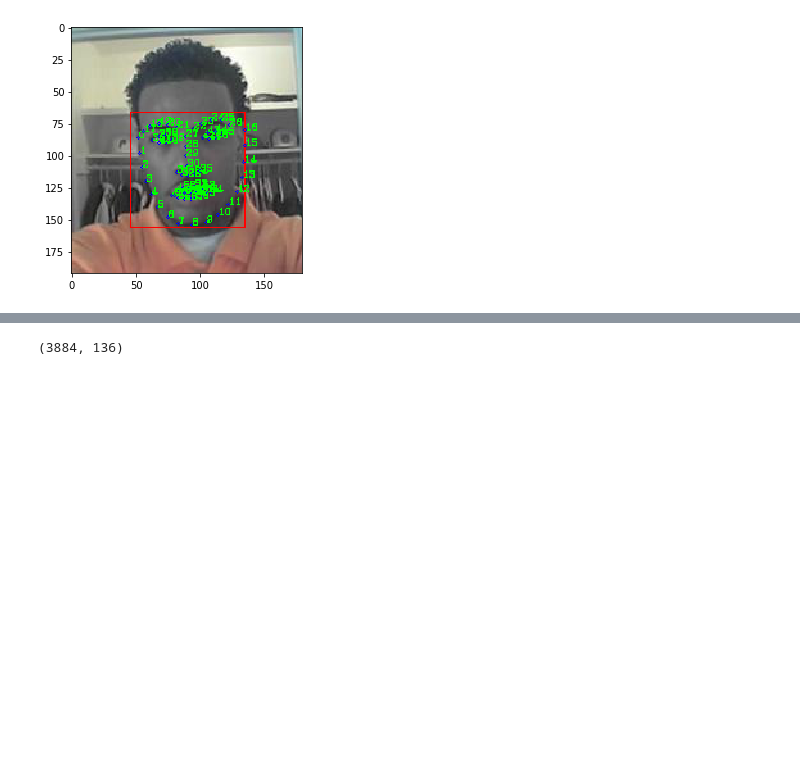
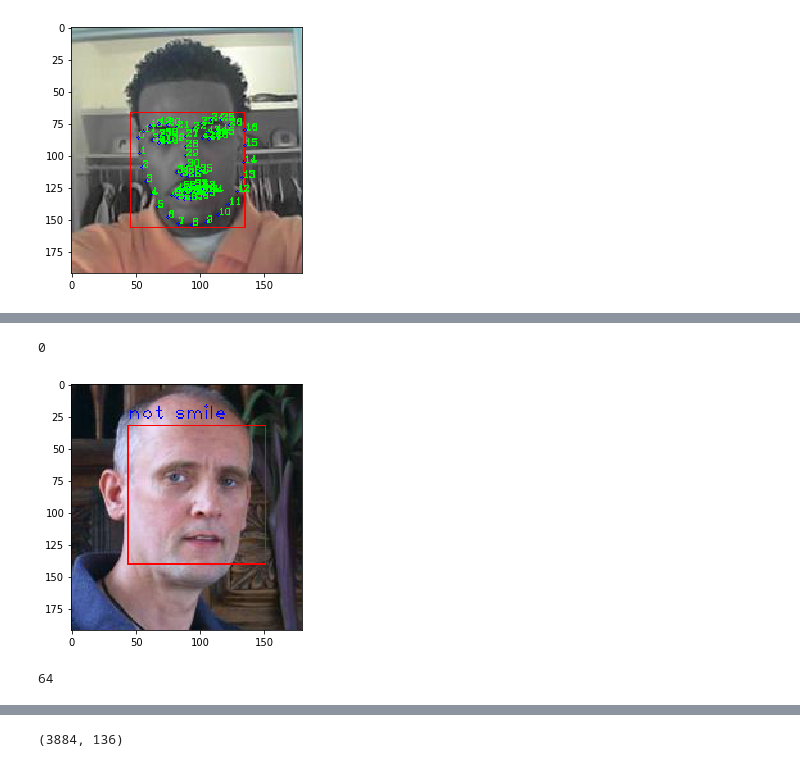
Before and after one commit to cchencool/face_smile_recognization, a Jupyter notebook: 01_code/base_classifications/smile_regconision_68_points.ipynb, the cells around one changed output, grey strips where cells are left out. Drawn from its saved outputs; the diff is of its cells as text; code cells hidden in the pictures; blank space fills up the shorter version.

```diff
--- a/01_code/base_classifications/smile_regconision_68_points.ipynb
+++ b/01_code/base_classifications/smile_regconision_68_points.ipynb
@@ -86,0 +131,9 @@ print(result[2], result[59])
+# %%
+draw_result(img_paths[13], svm_model)
+# %% [output]
+0
+[figure, added]
+# %%
+len(result)
+# %% [output]
+64
```
Also changed, not shown: parts of 12 cells of this notebook, 2 other files.
